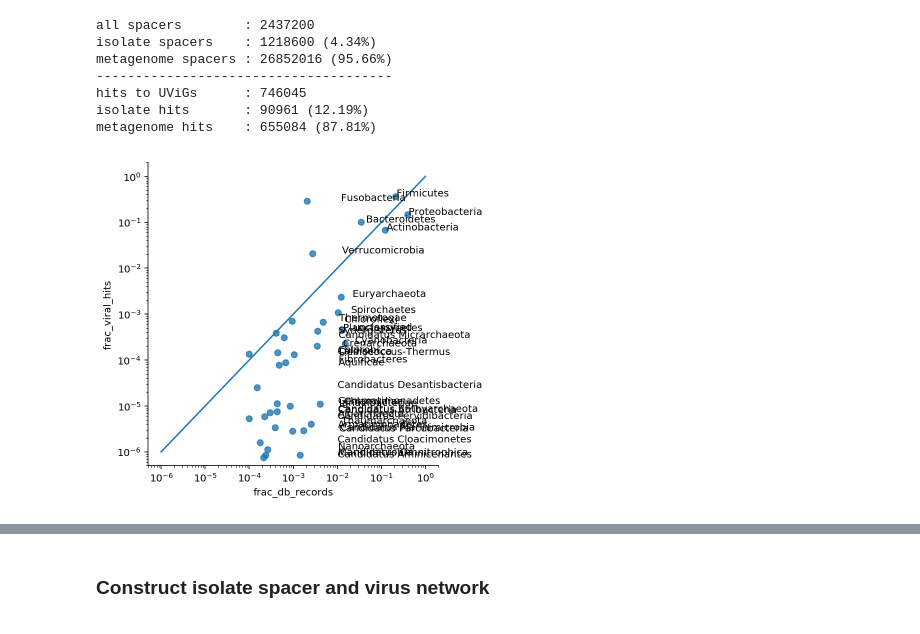
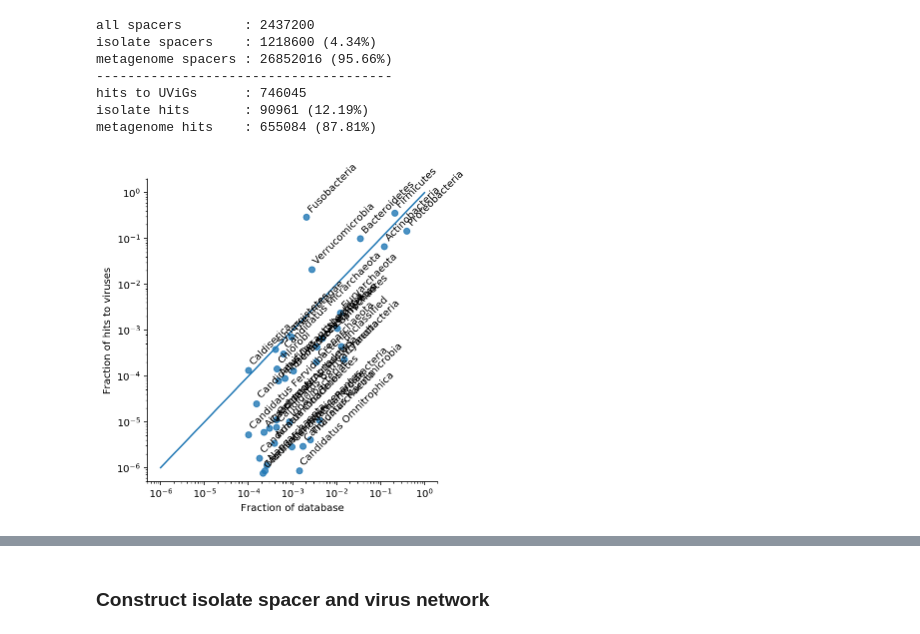
Before and after one commit to camillescott/viralnet, a Jupyter notebook: ViralNetworks.ipynb, the cells around one changed output, grey strips where cells are left out. Cells and saved outputs as stored; diff of their text form; code cells hidden in the pictures.

```diff
--- a/ViralNetworks.ipynb
+++ b/ViralNetworks.ipynb
@@ -95,3 +95,18 @@ import pyprind
 Populating the interactive namespace from numpy and matplotlib
 # %% [markdown]
 ### Clustering CRISPR repeats
+# %%
+progbar = pyprind.ProgBar( 16001811, title='measuring repeat lengths...' )
+repeat_sizes = zeros(16001811)
+i = 0
+with open ( 'data/all_repeats.fna' ) as f :
+    for line in f.readlines() :
+        if line.startswith('>') : continue
+        progbar.update()
+        repeat_sizes[i] = len(line) - 1
+        i = i + 1
+
+hist( repeat_sizes, 64 )
+semilogy()
+xlabel( 'Repeat size' )
+ylabel( 'Frequency' )
@@ -375,46 +396,40 @@ iso_phyla = list( pandas.read_csv( 'data/all_public.txt', sep='\t' )['phylum'] )
 viral_hits_by_phyla = {}
 n_isolates_by_phyla = {}
 for category in set( taxon_level ) :
     viral_hits_by_phyla[ category ] = taxon_level.count( category )
     n_isolates_by_phyla[ category ] = iso_phyla.count( category )
 
 phyla_hits_table = []
 for phylum,n in sorted( viral_hits_by_phyla.items(), key=lambda x : x[1], reverse=True ) :
     phyla_hits_table.append( {'phylum'          : phylum,
                               'n_viral_hits'    : n,
                               'frac_viral_hits' : n / len(taxon_level),
                               'n_db_records'    : n_isolates_by_phyla[ phylum ],
                               'frac_db_records' : n_isolates_by_phyla[ phylum ] / len(iso_phyla) } )
     #print( '{} : {}, {}, {:2.2f}%'.format( p, hits, db_records, hits * 100 / db_records ))
     #print( '{} {} {:2.2f}%'.format( category, n, n * 100 / len(taxon_level) ) )
+
 phyla_hits_table = pandas.DataFrame( phyla_hits_table )
 
 p1 = seaborn.lmplot( x = 'frac_db_records',
                      y = 'frac_viral_hits',
                      data = phyla_hits_table,
                      fit_reg = False,
                      aspect = 1, size = 5 )
 
-#for i,row in phyla_hits_table.iterrows() :
-#    text( row['frac_db_records']+.02, row['frac_viral_hits'], str( row['phylum'] ) )
+p1.ax.set_xscale( 'log' )
+p1.ax.set_yscale( 'log' )
+
+xlabel( 'Fraction of database' )
+ylabel( 'Fraction of hits to viruses' )
 
 plot( [10**-6, 1], [10**-6, 1] )
-#xlim( 10**-6, 1.00 )
-#ylim( 10**-6, 1.00 )
-loglog()
-
-#p1.xscale( 'log' )
-#p1.yscale( 'log' )
 
 for line in range( 0, phyla_hits_table.shape[0] ):
      p1.ax.annotate( phyla_hits_table.phylum[line],
-                     ( phyla_hits_table.frac_db_records[line]+0.01,
+                     ( phyla_hits_table.frac_db_records[line],
                        phyla_hits_table.frac_viral_hits[line] ),
-                     textcoords='offset points' )
-
-                         #horizontalalignment='left',
-                         #size='medium',
-                         #color='black',
-                         #weight='semibold')
+                     xytext=(5,5), textcoords="offset points",
+                     rotation=45, rotation_mode='anchor' )
 # %% [output]
-[figure, old version]
+[figure, new version]
```
Also changed, not shown: parts of 6 cells of this notebook, 1 other file.
